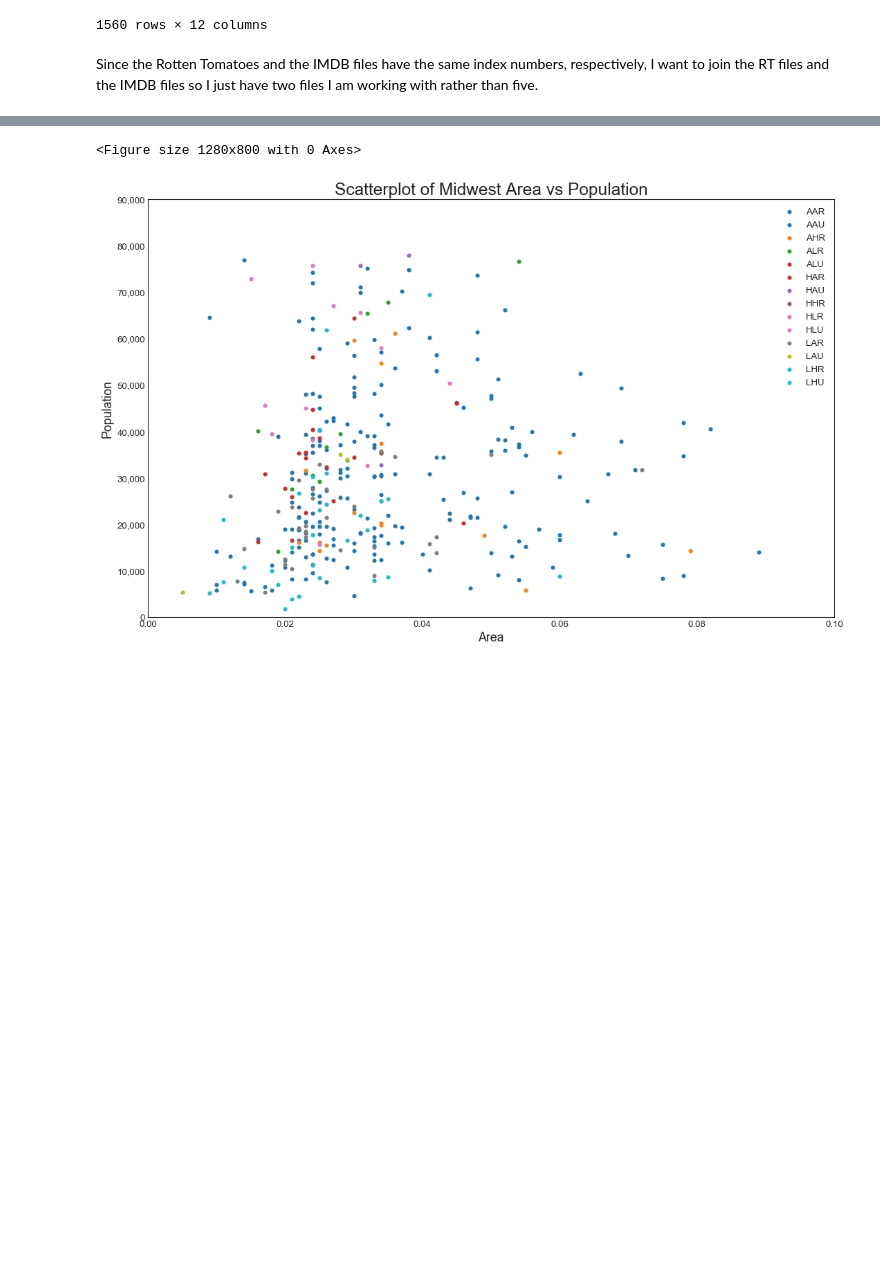
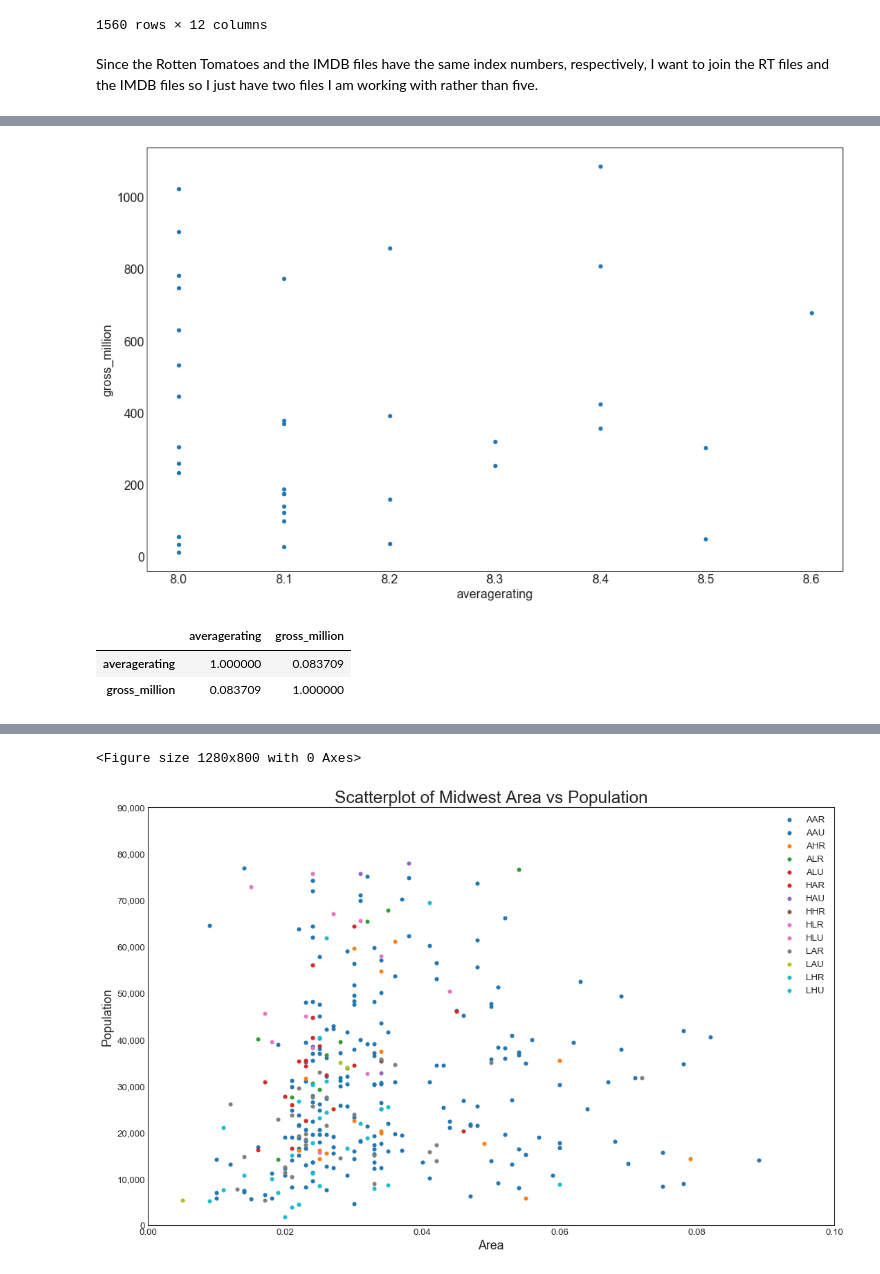
Before and after one commit to rfb-vibe/movie-studio-project, a Jupyter notebook: microsoft-tenne-project.ipynb, the cells around one changed output, grey strips where cells are left out. Saved outputs shown, nothing was run; the diff lists cells and outputs as text; code cells hidden in the pictures; blank space fills up the shorter version.

```diff
--- a/microsoft-tenne-project.ipynb
+++ b/microsoft-tenne-project.ipynb
@@ -88,5 +207,4 @@ rtreviews.head()
 # %%
-imdbreviews = imdb_title_basics.join(imdb_title_ratings.set_index('tconst'),
-                                   how = 'inner', on = 'tconst', rsuffix = 'r')
-
-imdbreviews.head()
+topratings_gross = topratings.join(movie_gross.set_index('title'),
+                                  how = 'inner', on = 'primary_title', rsuffix = 'r')
+topratings_gross
@@ -99,0 +211,3 @@ imdbreviews.head()
+# %%
+topratings_gross['total_gross'] = topratings_gross['domestic_gross'] + topratings_gross['foreign_gross']
+topratings_gross
@@ -99,0 +306,7 @@ imdbreviews.head()
+# %%
+titles_mostprofitable = mostprofitable.groupby(['primary_title']).mean()
+titles_mostprofitable = titles_mostprofitable.dropna()
+titles_mostprofitable['gross_million'] = titles_mostprofitable['total_gross']/1000000
+del titles_mostprofitable['total_gross']
+titles_mostprofitable.sort_values('gross_million', ascending = False, inplace = True)
+titles_mostprofitable
@@ -99,0 +332,10 @@ imdbreviews.head()
+# %%
+titles_mostprofitable.plot(kind = 'scatter', x = 'averagerating', y = 'gross_million');
+# %% [output]
+[figure, added]
+# %%
+titles_mostprofitable.corr()
+# %% [output]
+|  | averagerating | gross_million |
+| averagerating | 1.000000 | 0.083709 |
+| gross_million | 0.083709 | 1.000000 |
```
Also changed, not shown: parts of 29 cells of this notebook.
